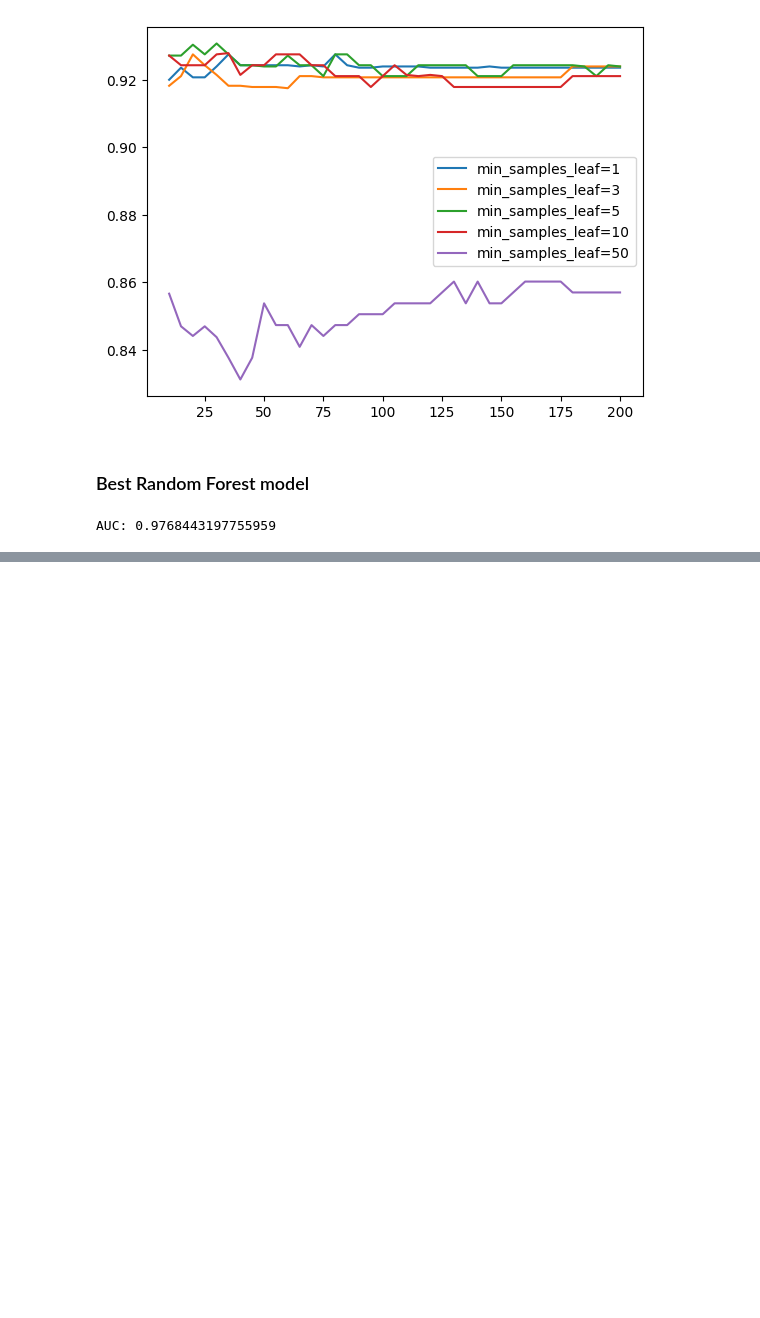
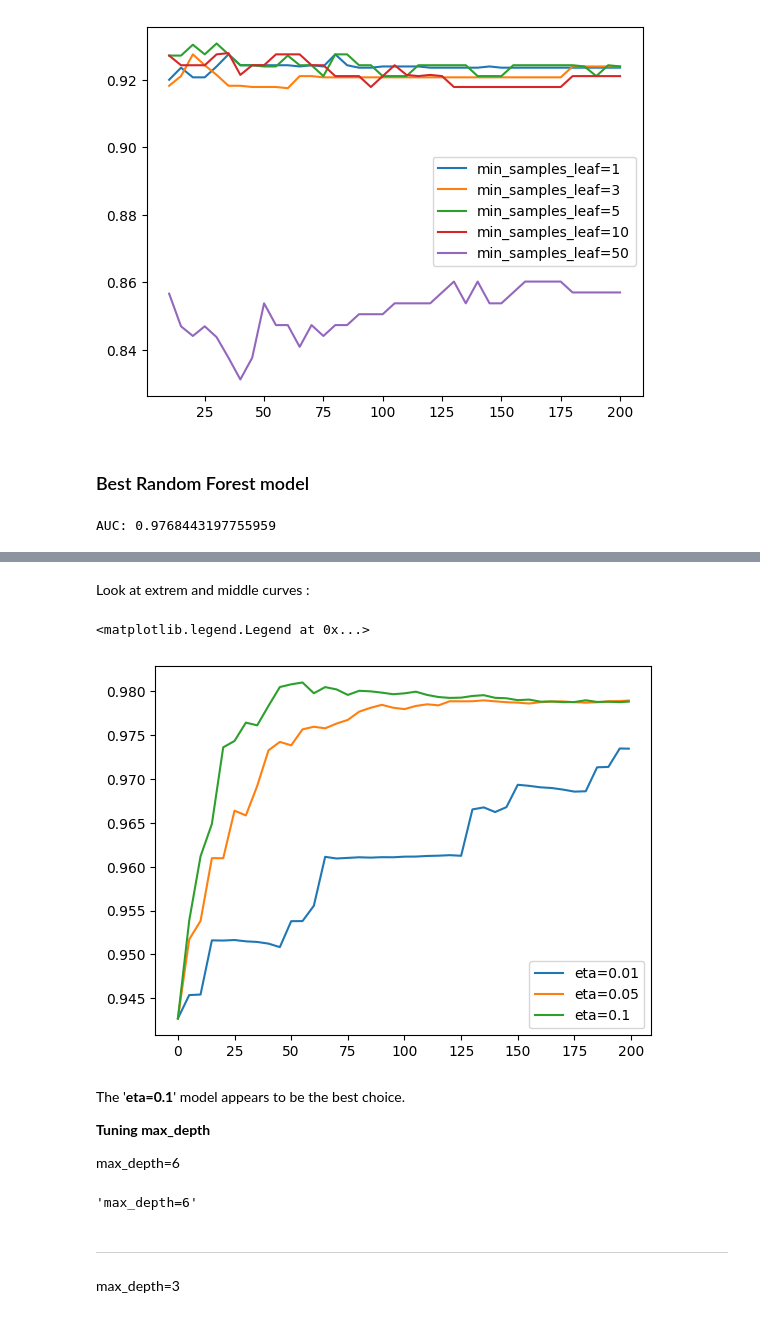
Before and after one commit to YannPhamVan/Industrial-Equipment-Failure-Prediction, a Jupyter notebook: notebook.ipynb, the cells around one changed output, grey strips where cells are left out. Drawn from its saved outputs; the diff is of its cells as text; code cells hidden in the pictures; blank space fills up the shorter version.

```diff
--- a/notebook.ipynb
+++ b/notebook.ipynb
@@ -678,0 +1026,17 @@ AUC: 0.9768443197755959
+# %% [markdown]
+Look at extrem and middle curves :
+# %%
+etas = ['eta=0.01', 'eta=0.05', 'eta=0.1']
+for eta in etas:
+    df_score = scores[eta]
+    plt.plot(df_score.num_iter, df_score.val_auc, label=eta)
+plt.legend()
+# %% [output]
+<matplotlib.legend.Legend at 0x...>
+[figure, added]
+# %% [markdown]
+The '**eta=0.1**' model appears to be the best choice.
+
+**Tuning max_depth**
+
+max_depth=6
@@ -678,0 +1063,9 @@ AUC: 0.9768443197755959
+# %%
+key = 'max_depth=%s' % (xgb_params['max_depth'])
+scores[key] = parse_xgb_output(output)
+key
+# %% [output]
+'max_depth=6'
+# %% [markdown]
+---
+max_depth=3
```
Also changed, not shown: parts of 105 cells of this notebook, 1 other file.
